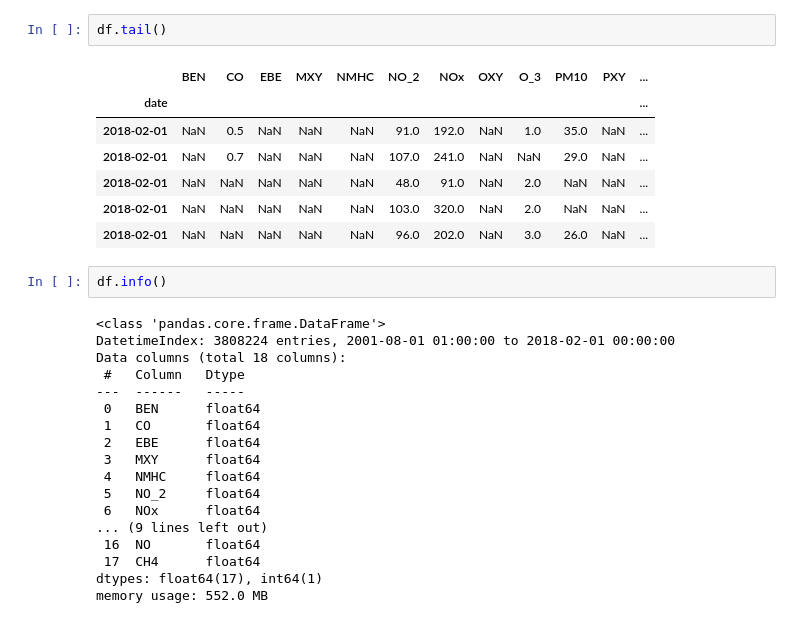
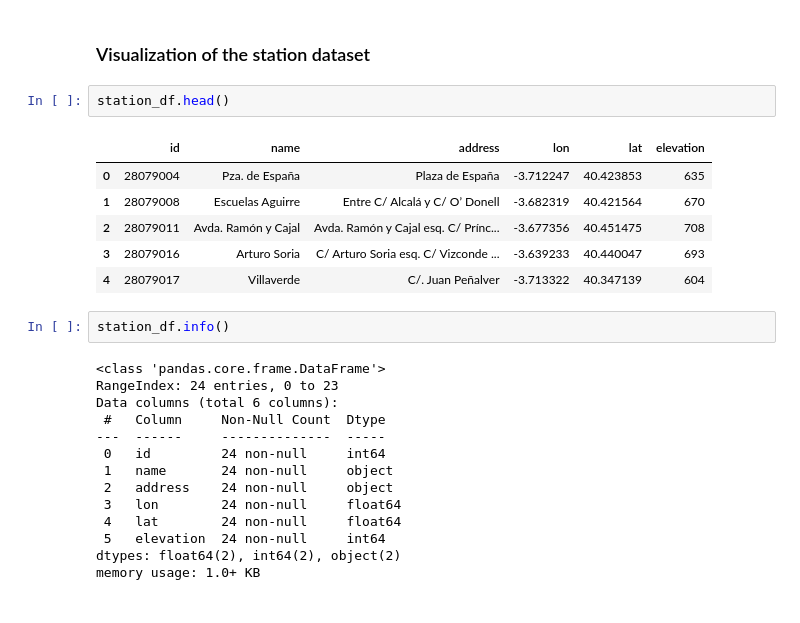
Before and after one commit to lisachukwu/PP22-W607, a Jupyter notebook: W706.ipynb, the cells around one changed output. Drawn from its saved outputs; the diff is of its cells as text.

Commit message:
Revert "seprated the code and cleaned data"
This reverts commit cc1d152b564a338ac19c67ed0fe335d622f5b653.

```diff
--- a/W706.ipynb
+++ b/W706.ipynb
@@ -60,33 +51,30 @@ df.head()
 | 2001-08-01 01:00:00 | NaN | 0.28 | NaN | NaN | NaN | 50.660000 | 61.380001 | NaN | 46.310001 | 100.099998 | NaN | ... |
 | 2001-08-01 01:00:00 | NaN | 0.47 | NaN | NaN | NaN | 69.790001 | 73.449997 | NaN | 40.650002 | 69.779999 | NaN | ... |
 | 2001-08-01 01:00:00 | NaN | 0.39 | NaN | NaN | NaN | 22.830000 | 24.799999 | NaN | 66.309998 | 75.180000 | NaN | ... |
-# %%
-df.tail()
-# %% [output]
-|  | BEN | CO | EBE | MXY | NMHC | NO_2 | NOx | OXY | O_3 | PM10 | PXY | ... |
-| date |  |  |  |  |  |  |  |  |  |  |  | ... |
-| 2018-02-01 | NaN | 0.5 | NaN | NaN | NaN | 91.0 | 192.0 | NaN | 1.0 | 35.0 | NaN | ... |
-| 2018-02-01 | NaN | 0.7 | NaN | NaN | NaN | 107.0 | 241.0 | NaN | NaN | 29.0 | NaN | ... |
-| 2018-02-01 | NaN | NaN | NaN | NaN | NaN | 48.0 | 91.0 | NaN | 2.0 | NaN | NaN | ... |
-| 2018-02-01 | NaN | NaN | NaN | NaN | NaN | 103.0 | 320.0 | NaN | 2.0 | NaN | NaN | ... |
-| 2018-02-01 | NaN | NaN | NaN | NaN | NaN | 96.0 | 202.0 | NaN | 3.0 | 26.0 | NaN | ... |
+# %% [markdown]
+### Visualization of the station dataset
+# %%
+station_df.head()
+# %% [output]
+|  | id | name | address | lon | lat | elevation |
+| 0 | 28079004 | Pza. de España | Plaza de España | -3.712247 | 40.423853 | 635 |
+| 1 | 28079008 | Escuelas Aguirre | Entre C/ Alcalá y C/ O’ Donell | -3.682319 | 40.421564 | 670 |
+| 2 | 28079011 | Avda. Ramón y Cajal | Avda. Ramón y Cajal esq. C/ Prínc... | -3.677356 | 40.451475 | 708 |
+| 3 | 28079016 | Arturo Soria | C/ Arturo Soria esq. C/ Vizconde ... | -3.639233 | 40.440047 | 693 |
+| 4 | 28079017 | Villaverde | C/. Juan Peñalver | -3.713322 | 40.347139 | 604 |
 # %%
-df.info()
+station_df.info()
 # %% [output]
 <class 'pandas.core.frame.DataFrame'>
-DatetimeIndex: 3808224 entries, 2001-08-01 01:00:00 to 2018-02-01 00:00:00
-Data columns (total 18 columns):
- #   Column   Dtype
----  ------   -----
- 0   BEN      float64
- 1   CO       float64
- 2   EBE      float64
- 3   MXY      float64
- 4   NMHC     float64
- 5   NO_2     float64
- 6   NOx      float64
-... (9 lines left out)
- 16  NO       float64
- 17  CH4      float64
-dtypes: float64(17), int64(1)
-memory usage: 552.0 MB
+RangeIndex: 24 entries, 0 to 23
+Data columns (total 6 columns):
+ #   Column     Non-Null Count  Dtype
+---  ------     --------------  -----
+ 0   id         24 non-null     int64
+ 1   name       24 non-null     object
+ 2   address    24 non-null     object
+ 3   lon        24 non-null     float64
+ 4   lat        24 non-null     float64
+ 5   elevation  24 non-null     int64
+dtypes: float64(2), int64(2), object(2)
+memory usage: 1.0+ KB
```
Also changed, not shown: parts of 24 cells of this notebook, 7 other files.
